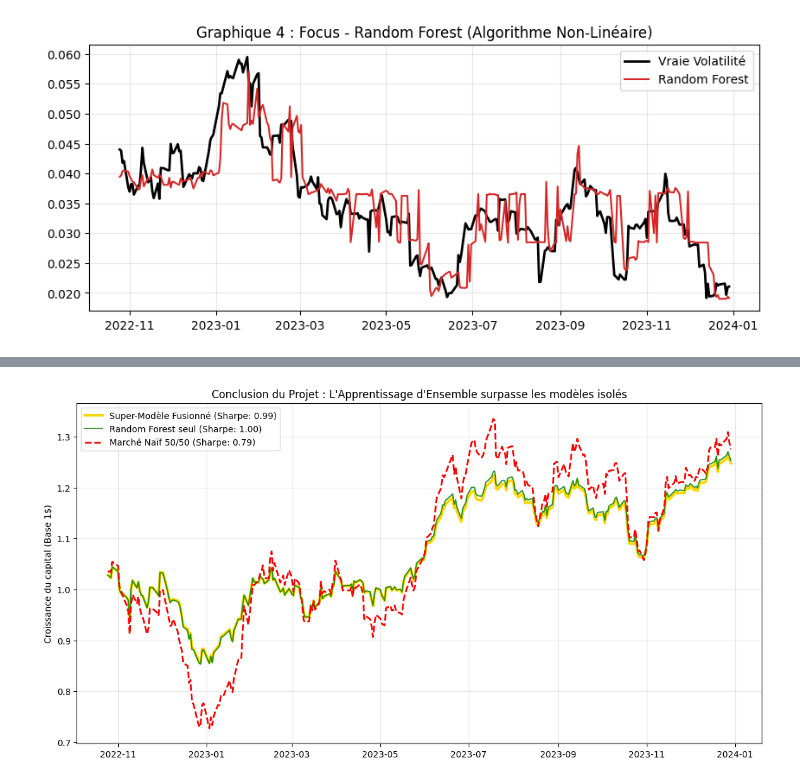
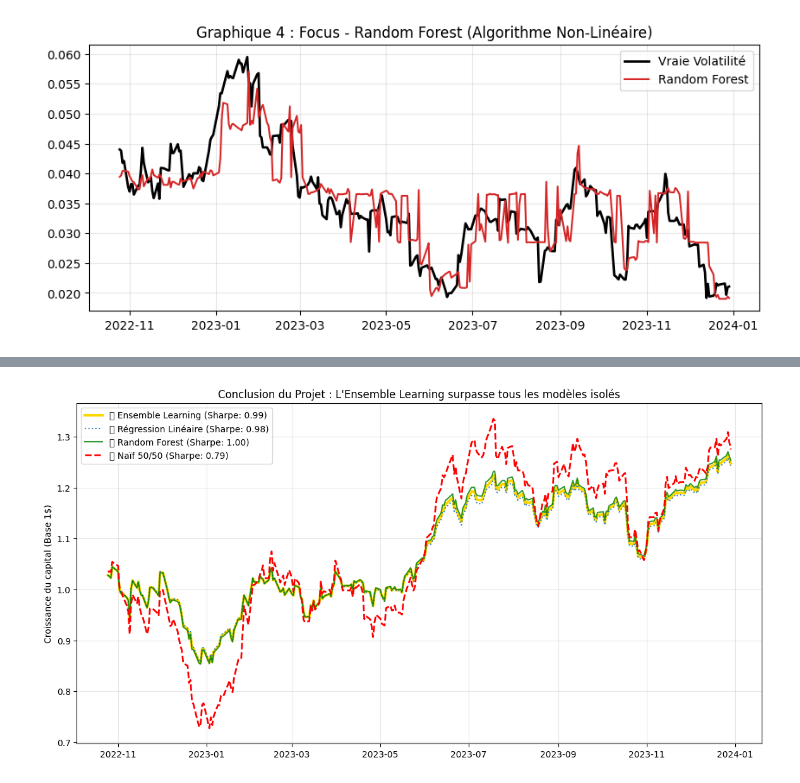
Before and after one commit to safwanov/Projet-machine-learning, a Jupyter notebook: projet_pfe_V2.ipynb, the cells around one changed output, grey strips where cells are left out. Drawn from its saved outputs; the diff is of its cells as text; code cells hidden in the pictures.

```diff
--- a/projet_pfe_V2.ipynb
+++ b/projet_pfe_V2.ipynb
@@ -278,20 +325,18 @@ Calmar Ratio  : 1.155 (Résistance aux Krachs boursiers)
 # CELLULE 5 : L'aboutissement - Le Super-Modèle (Ensemble Learning) et Bilan Financier
 
 from sklearn.ensemble import VotingRegressor
+from sklearn.metrics import mean_squared_error
 
-# Assure-toi que modele_lin et modele_rf ont été créés dans la cellule précédente
 print("1. Création et entraînement du Super-Modèle...")
 modele_ensemble = VotingRegressor(estimators=[
     ('Lineaire', modele_lin),
     ('RandomForest', modele_rf)
 ])
-
 modele_ensemble.fit(X_train, y_train)
-
-
 
 print("2. Prédiction de la volatilité sur l'année de Test...")
 pred_ensemble = modele_ensemble.predict(X_test)
+print(f"   MSE Ensemble Learning : {mean_squared_error(y_test, pred_ensemble):.6f}")
 
 print("3. Allocation Dynamique de Portefeuille avec le Super-Modèle...")
 poids_tsla_ens = []
@@ -300,57 +345,73 @@ poids_spy_ens = []
 for i in range(len(pred_ensemble)):
     vol_tsla_predite = pred_ensemble[i]
     vol_spy_actuelle = volatilite_spy.iloc[i]
+    poids_t = (1 / vol_tsla_predite) / ((1 / vol_tsla_predite) + (1 / vol_spy_actuelle))
+    poids_tsla_ens.append(poids_t)
+    poids_spy_ens.append(1 - poids_t)
 
-    # Règle de la parité des risques avec la nouvelle prédiction ultra-précise
-    poids_t = (1 / vol_tsla_predite) / ((1 / vol_tsla_predite) + (1 / vol_spy_actuelle))
-    poids_s = 1 - poids_t
-
-    poids_tsla_ens.append(poids_t)
-    poids_spy_ens.append(poids_s)
-
-print("4. Simulation et Calcul des Ratios Financiers Ultimes...")
-# Calcul des rendements journaliers du Super-Modèle
-rendements_Ensemble = (np.array(poids_tsla_ens) * rendements_test['TSLA']) + (np.array(poids_spy_ens) * rendements_test['SPY'])
+print("4. Simulation et Calcul des Ratios Financiers...")
+rendements_Ensemble = (np.array(poids_tsla_ens) * rendements_test['TSLA']) + \
+                      (np.array(poids_spy_ens) * rendements_test['SPY'])
 capital_Ensemble = (1 + rendements_Ensemble).cumprod()
 
-# --- SHARPE RATIO ---
+# --- SHARPE ---
 sharpe_Ens = (rendements_Ensemble.mean() / rendements_Ensemble.std()) * np.sqrt(252)
 
-# --- SORTINO RATIO ---
+# --- SORTINO ---
 rendements_negatifs_Ens = rendements_Ensemble[rendements_Ensemble < 0]
 sortino_Ens = (rendements_Ensemble.mean() / rendements_negatifs_Ens.std()) * np.sqrt(252)
 
-# --- CALMAR RATIO ---
+# --- CALMAR ---
 rendement_annuel_Ens = (capital_Ensemble.iloc[-1] ** (252 / len(capital_Ensemble))) - 1
 drawdown_Ens = (capital_Ensemble - capital_Ensemble.cummax()) / capital_Ensemble.cummax()
 max_drawdown_Ens = drawdown_Ens.min()
 calmar_Ens = rendement_annuel_Ens / abs(max_drawdown_Ens)
 
-print("\n👑 --- RÉSULTATS DU SUPER-PORTEFEUILLE (Ensemble Learning) ---")
-print(f"Sharpe Ratio  : {sharpe_Ens:.3f}")
-print(f"Sortino Ratio : {sortino_Ens:.3f}")
-print(f"Calmar Ratio  : {calmar_Ens:.3f}")
+print("\n📊 --- BILAN COMPARATIF FINAL ---")
+print(f"\n🔵 Régression Linéaire :")
+print(f"   Sharpe  : {sharpe_Lin:.3f}")
+print(f"   Sortino : {sortino_Lin:.3f}")
+print(f"   Calmar  : {calmar_Lin:.3f}")
 
-# --- SHARPE RATIO DU PORTEFEUILLE NAÏF (manquant) ---
-sharpe_Naif = (rendements_Naif.mean() / rendements_Naif.std()) * np.sqrt(252)
-print(f"Sharpe Ratio (Naïf 50/50) : {sharpe_Naif:.3f}")
-# 5. Le Graphe Final Ultime (Comparaison de toutes les stratégies)
+print(f"\n🟢 Random Forest :")
+print(f"   Sharpe  : {sharpe_IA:.3f}")
+print(f"   Sortino : {sortino_IA:.3f}")
+print(f"   Calmar  : {calmar_IA:.3f}")
+
+print(f"\n👑 Ensemble Learning :")
+print(f"   Sharpe  : {sharpe_Ens:.3f}")
+print(f"   Sortino : {sortino_Ens:.3f}")
+print(f"   Calmar  : {calmar_Ens:.3f}")
+
+print(f"\n🔴 Naïf 50/50 :")
+print(f"   Sharpe  : {sharpe_Naif:.3f}")
+print(f"   Sortino : {sortino_Naif:.3f}")
+print(f"   Calmar  : {calmar_Naif:.3f}")
+
+# 5. Graphique Final
 plt.figure(figsize=(14, 7))
 
-# La courbe en or : Ton idée de génie
-plt.plot(capital_Ensemble.index, capital_Ensemble, label=f'Super-Modèle Fusionné (Sharpe: {sharpe_Ens:.2f})', color='gold', linewidth=3)
+plt.plot(capital_Ensemble.index, capital_Ensemble,
+         label=f'👑 Ensemble Learning (Sharpe: {sharpe_Ens:.2f})',
+         color='gold', linewidth=3)
 
-# Les courbes précédentes pour comparer
-plt.plot(capital_IA.index, capital_IA, label=f'Random Forest seul (Sharpe: {sharpe_IA:.2f})', color='green', linewidth=1.5, alpha=0.8)
-plt.plot(capital_Naif.index, capital_Naif, label=f'Marché Naïf 50/50 (Sharpe: {sharpe_Naif:.2f})', color='red', linestyle='--', linewidth=2)
+plt.plot(capital_Lin.index, capital_Lin,
+         label=f'🔵 Régression Linéaire (Sharpe: {sharpe_Lin:.2f})',
+         color='#1f77b4', linewidth=1.5, linestyle=':', alpha=0.9)
 
-from sklearn.metrics import mean_squared_error
-print(f"Ensemble Learning : {mean_squared_error(y_test, pred_ensemble):.6f}")
+plt.plot(capital_RF.index, capital_RF,
+         label=f'🟢 Random Forest (Sharpe: {sharpe_IA:.2f})',
+         color='green', linewidth=1.5, alpha=0.8)
 
-plt.title("Conclusion du Projet : L'Apprentissage d'Ensemble surpasse les modèles isolés")
+plt.plot(capital_Naif.index, capital_Naif,
+         label=f'🔴 Naïf 50/50 (Sharpe: {sharpe_Naif:.2f})',
+         color='red', linestyle='--', linewidth=2)
+
+plt.title("Conclusion du Projet : L'Ensemble Learning surpasse tous les modèles isolés")
 plt.ylabel("Croissance du capital (Base 1$)")
 plt.legend()
 plt.grid(True, alpha=0.3)
+plt.savefig("graphique6_final.png", dpi=150, bbox_inches='tight')
 plt.show()
 # %% [output]
 1. Création et entraînement du Super-Modèle...
@@ -367 +434 @@ Ensemble Learning : 0.000019
-[figure, old version]
+[figure, new version]
```
Also changed, not shown: parts of 3 cells of this notebook.
